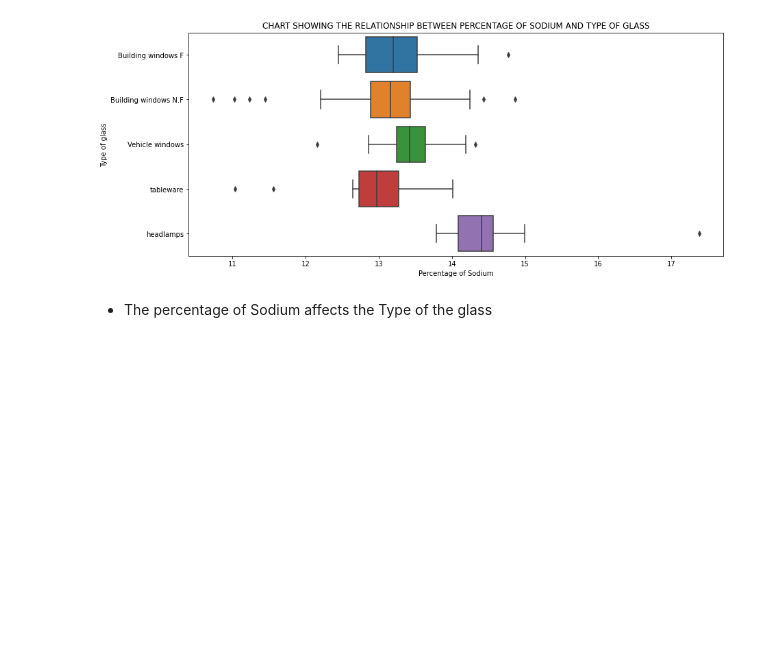
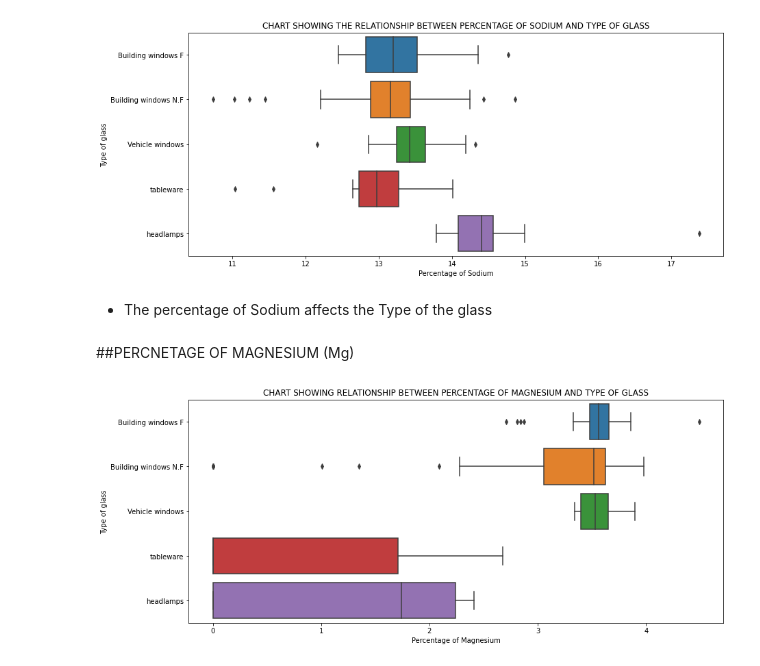
Before and after one commit to MikeDeecode/glass_classification_UCL, a Jupyter notebook: glass_analysis.ipynb, the cells around one changed output. Drawn from its saved outputs; the diff is of its cells as text; code cells hidden in the pictures; blank space fills up the shorter version.

```diff
--- a/glass_analysis.ipynb
+++ b/glass_analysis.ipynb
@@ -124,3 +124,14 @@ plt.show()
 [figure]
 # %% [markdown]
 * The percentage of Sodium affects the Type of the glass
+# %% [markdown]
+##PERCNETAGE OF MAGNESIUM (Mg)
+# %%
+plt.figure(figsize = (14, 6))
+sns.boxplot('Mg', 'Type', data = glass_data)
+plt.title("CHART SHOWING RELATIONSHIP BETWEEN PERCENTAGE OF MAGNESIUM AND TYPE OF GLASS")
+plt.xlabel("Percentage of Magnesium")
+plt.ylabel("Type of glass")
+plt.show()
+# %% [output]
+[figure, added]
```
Also changed, not shown: parts of 7 cells of this notebook.
